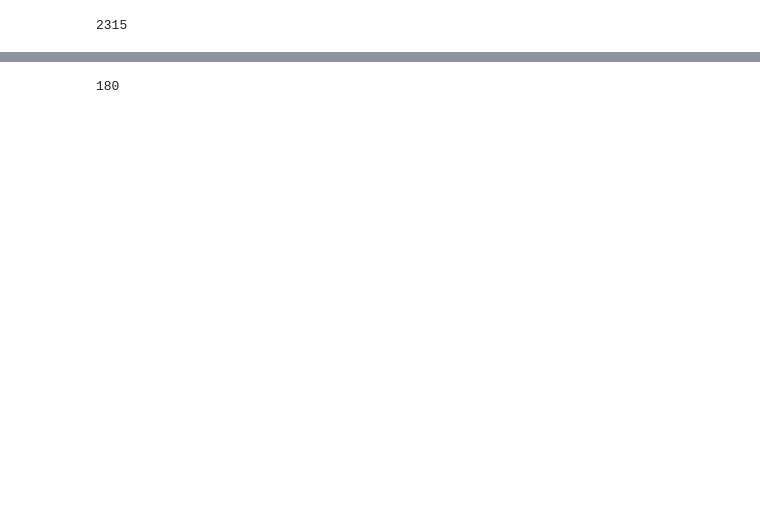
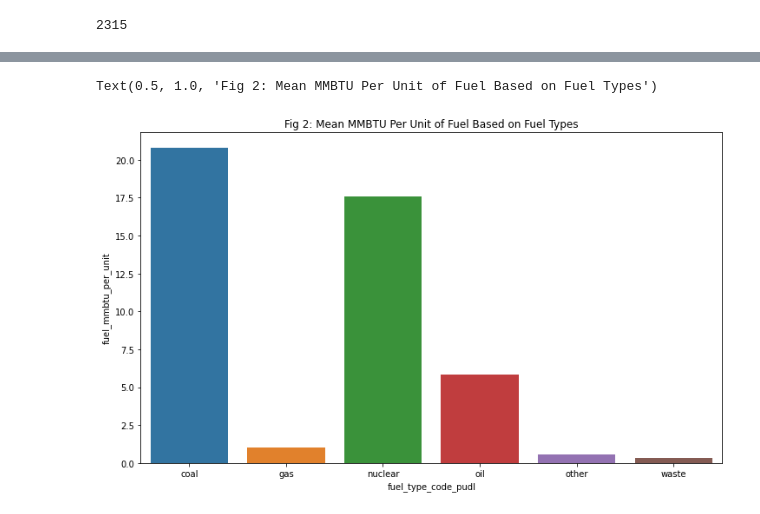
Before and after one commit to Diyoke-Py/Power-plant-project, a Jupyter notebook: Power plant project.ipynb, the cells around one changed output, grey strips where cells are left out. Saved outputs shown, nothing was run; the diff lists cells and outputs as text; code cells hidden in the pictures; blank space fills up the shorter version.

```diff
--- a/Power plant project.ipynb
+++ b/Power plant project.ipynb
@@ -76,4 +175,10 @@ df = pd.read_csv('https://raw.githubusercontent.com/WalePhenomenon/climate_chang
-# %%
-df['fuel_unit'].isnull().sum()
-# %% [output]
-180
+# %%
+plt.figure(figsize = (12,7)) # create a blank plot platform of size 12 x 7 (B x L, respectively)
+
+#create a barplot of mean mmbtu per unit of fuel based on fuel types
+sns.barplot(data=mean_vals, x='fuel_type_code_pudl',y='fuel_mmbtu_per_unit')
+
+plt.title('Fig 2: Mean MMBTU Per Unit of Fuel Based on Fuel Types') #set title
+# %% [output]
+Text(0.5, 1.0, 'Fig 2: Mean MMBTU Per Unit of Fuel Based on Fuel Types')
+[figure, added]
```
Also changed, not shown: parts of 32 cells of this notebook.
